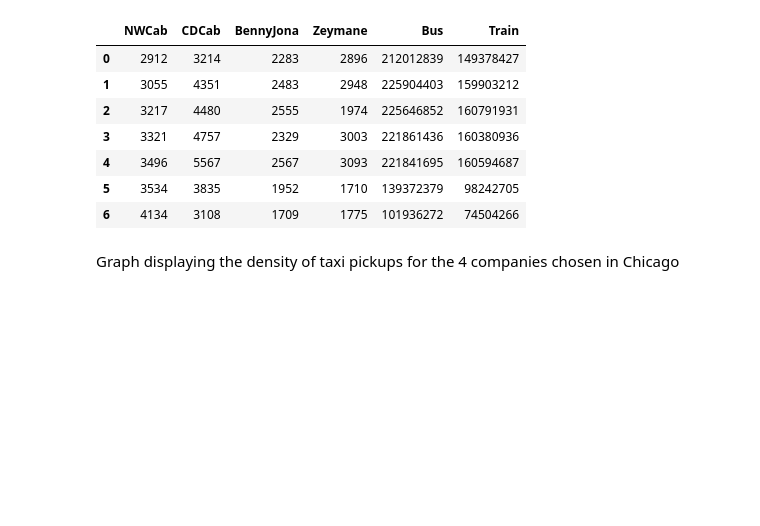
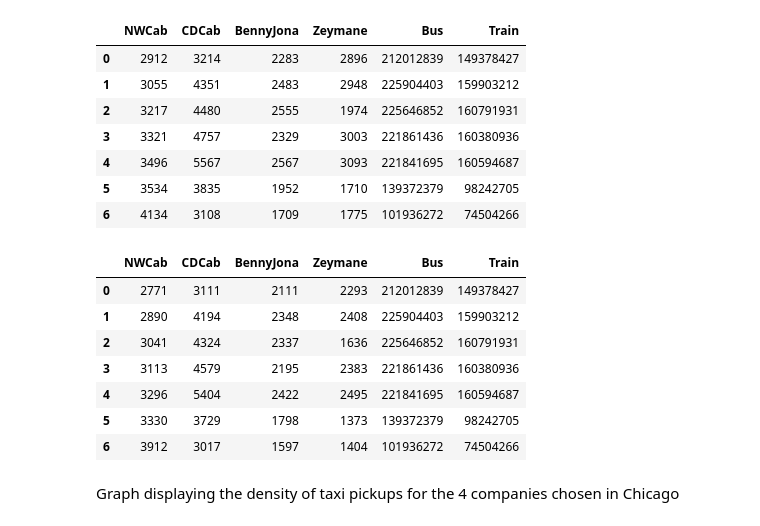
Before and after one commit to goldblah/chicagotransit, a Jupyter notebook: chicagotransit.ipynb, the cells around one changed output. Saved outputs shown, nothing was run; the diff lists cells and outputs as text; code cells hidden in the pictures; blank space fills up the shorter version.

```diff
--- a/chicagotransit.ipynb
+++ b/chicagotransit.ipynb
@@ -192,6 +217,32 @@ day_totals
 | 4 | 3496 | 5567 | 2567 | 3093 | 221841695 | 160594687 |
 | 5 | 3534 | 3835 | 1952 | 1710 | 139372379 | 98242705 |
 | 6 | 4134 | 3108 | 1709 | 1775 | 101936272 | 74504266 |
+# %%
+NWCabday=[]
+CDCabday=[]
+BennyJonaday=[]
+Zeymaneday=[]
+busday=[]
+trainday=[]
+for i in range(7):
+    NWCabday.append(new_NWCab['trip_start'][(new_NWCab['weekday']==i)].count())
+    CDCabday.append(new_CDCab['trip_start'][(new_CDCab['weekday']==i)].count())
+    BennyJonaday.append(new_BennyJona['trip_start'][(new_BennyJona['weekday']==i)].count())
+    Zeymaneday.append(new_Zeymane['trip_start'][(new_Zeymane['weekday']==i)].count())
+    busday.append(bus['rides'][(bus['weekday'] == i)].sum())
+    trainday.append(train['rides'][(train['weekday'] == i)].sum())
+
+day_totals=pd.DataFrame({'NWCab':NWCabday,'CDCab':CDCabday,'BennyJona':BennyJonaday,'Zeymane':Zeymaneday,'Bus':busday,'Train':trainday})
+day_totals
+# %% [output]
+|  | NWCab | CDCab | BennyJona | Zeymane | Bus | Train |
+| 0 | 2771 | 3111 | 2111 | 2293 | 212012839 | 149378427 |
+| 1 | 2890 | 4194 | 2348 | 2408 | 225904403 | 159903212 |
+| 2 | 3041 | 4324 | 2337 | 1636 | 225646852 | 160791931 |
+| 3 | 3113 | 4579 | 2195 | 2383 | 221861436 | 160380936 |
+| 4 | 3296 | 5404 | 2422 | 2495 | 221841695 | 160594687 |
+| 5 | 3330 | 3729 | 1798 | 1373 | 139372379 | 98242705 |
+| 6 | 3912 | 3017 | 1597 | 1404 | 101936272 | 74504266 |
 # %% [markdown]
 <font>Graph displaying the density of taxi pickups for the 4 companies chosen in Chicago</font>
 # %%
```
Also changed, not shown: parts of 23 cells of this notebook.
